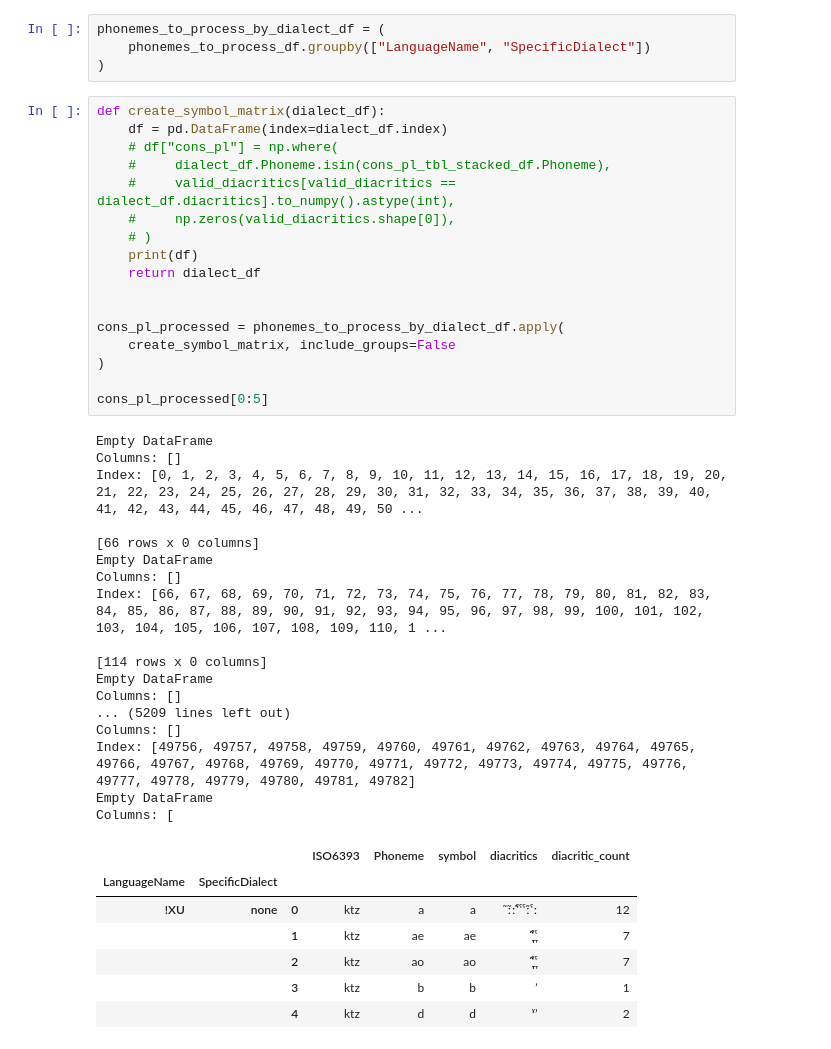
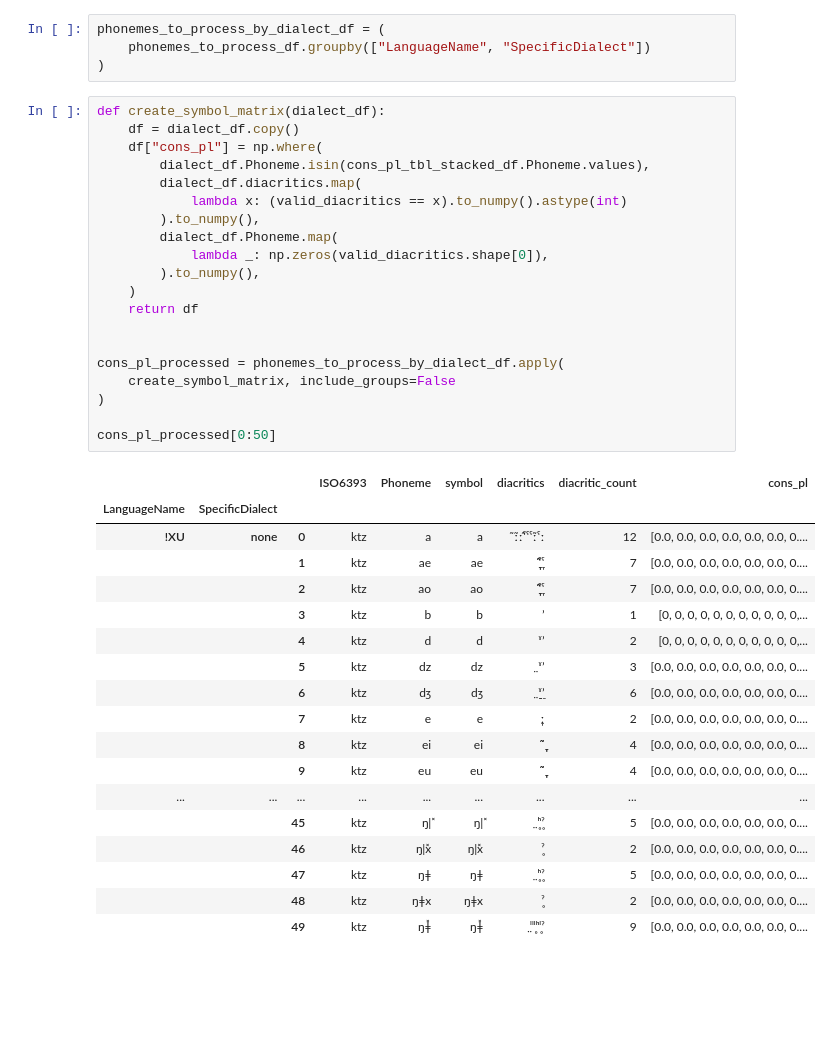
Before and after one commit to Pappa/conlanger, a Jupyter notebook: notebooks/prepare_phoible_data_copy copy.ipynb, the cells around one changed output. Cells and saved outputs as stored; diff of their text form; blank space fills up the shorter version.

```diff
--- a/notebooks/prepare_phoible_data_copy copy.ipynb
+++ b/notebooks/prepare_phoible_data_copy copy.ipynb
@@ -335,43 +335,40 @@ phonemes_to_process_by_dialect_df = (
 )
 # %%
 def create_symbol_matrix(dialect_df):
-    df = pd.DataFrame(index=dialect_df.index)
-    # df["cons_pl"] = np.where(
-    #     dialect_df.Phoneme.isin(cons_pl_tbl_stacked_df.Phoneme),
-    #     valid_diacritics[valid_diacritics == dialect_df.diacritics].to_numpy().astype(int),
-    #     np.zeros(valid_diacritics.shape[0]),
-    # )
-    print(df)
-    return dialect_df
+    df = dialect_df.copy()
+    df["cons_pl"] = np.where(
+        dialect_df.Phoneme.isin(cons_pl_tbl_stacked_df.Phoneme.values),
+        dialect_df.diacritics.map(
+            lambda x: (valid_diacritics == x).to_numpy().astype(int)
+        ).to_numpy(),
+        dialect_df.Phoneme.map(
+            lambda _: np.zeros(valid_diacritics.shape[0]),
+        ).to_numpy(),
+    )
+    return df
 
 
 cons_pl_processed = phonemes_to_process_by_dialect_df.apply(
     create_symbol_matrix, include_groups=False
 )
 
-cons_pl_processed[0:5]
+cons_pl_processed[0:50]
 # %% [output]
-Empty DataFrame
-Columns: []
-Index: [0, 1, 2, 3, 4, 5, 6, 7, 8, 9, 10, 11, 12, 13, 14, 15, 16, 17, 18, 19, 20, 21, 22, 23, 24, 25, 26, 27, 28, 29, 30, 31, 32, 33, 34, 35, 36, 37, 38, 39, 40, 41, 42, 43, 44, 45, 46, 47, 48, 49, 50 ...
-
-[66 rows x 0 columns]
-Empty DataFrame
-Columns: []
-Index: [66, 67, 68, 69, 70, 71, 72, 73, 74, 75, 76, 77, 78, 79, 80, 81, 82, 83, 84, 85, 86, 87, 88, 89, 90, 91, 92, 93, 94, 95, 96, 97, 98, 99, 100, 101, 102, 103, 104, 105, 106, 107, 108, 109, 110, 1 ...
-
-[114 rows x 0 columns]
-Empty DataFrame
-Columns: []
-... (5209 lines left out)
-Columns: []
-Index: [49756, 49757, 49758, 49759, 49760, 49761, 49762, 49763, 49764, 49765, 49766, 49767, 49768, 49769, 49770, 49771, 49772, 49773, 49774, 49775, 49776, 49777, 49778, 49779, 49780, 49781, 49782]
-Empty DataFrame
-Columns: [
-|  |  |  | ISO6393 | Phoneme | symbol | diacritics | diacritic_count |
-| LanguageName | SpecificDialect |  |  |  |  |  |  |
-| !XU | none | 0 | ktz | a | a | ̃ː̃ːˤ̃ˤˤː̃ˤː | 12 |
-|  |  | 1 | ktz | ae | ae | ̞̞ˤ̞̃̃ˤ | 7 |
-|  |  | 2 | ktz | ao | ao | ̞̞ˤ̞̃̃ˤ | 7 |
-|  |  | 3 | ktz | b | b | ʼ | 1 |
-|  |  | 4 | ktz | d | d | ˠʼ | 2 |
+|  |  |  | ISO6393 | Phoneme | symbol | diacritics | diacritic_count | cons_pl |
+| LanguageName | SpecificDialect |  |  |  |  |  |  |  |
+| !XU | none | 0 | ktz | a | a | ̃ː̃ːˤ̃ˤˤː̃ˤː | 12 | [0.0, 0.0, 0.0, 0.0, 0.0, 0.0, 0.... |
+|  |  | 1 | ktz | ae | ae | ̞̞ˤ̞̃̃ˤ | 7 | [0.0, 0.0, 0.0, 0.0, 0.0, 0.0, 0.... |
+|  |  | 2 | ktz | ao | ao | ̞̞ˤ̞̃̃ˤ | 7 | [0.0, 0.0, 0.0, 0.0, 0.0, 0.0, 0.... |
+|  |  | 3 | ktz | b | b | ʼ | 1 | [0, 0, 0, 0, 0, 0, 0, 0, 0, 0, 0,... |
+|  |  | 4 | ktz | d | d | ˠʼ | 2 | [0, 0, 0, 0, 0, 0, 0, 0, 0, 0, 0,... |
+|  |  | 5 | ktz | dz | dz | ̤ˠʼ | 3 | [0.0, 0.0, 0.0, 0.0, 0.0, 0.0, 0.... |
+|  |  | 6 | ktz | dʒ | dʒ | ̠̤̠ˠ̠ʼ | 6 | [0.0, 0.0, 0.0, 0.0, 0.0, 0.0, 0.... |
+|  |  | 7 | ktz | e | e | ̞ː | 2 | [0.0, 0.0, 0.0, 0.0, 0.0, 0.0, 0.... |
+|  |  | 8 | ktz | ei | ei | ̞̞̃̃ | 4 | [0.0, 0.0, 0.0, 0.0, 0.0, 0.0, 0.... |
+|  |  | 9 | ktz | eu | eu | ̞̞̃̃ | 4 | [0.0, 0.0, 0.0, 0.0, 0.0, 0.0, 0.... |
+| ... | ... | ... | ... | ... | ... | ... | ... | ... |
+|  |  | 45 | ktz | ŋǀ͓ | ŋǀ͓ | ̤̥ʰ̥ˀ | 5 | [0.0, 0.0, 0.0, 0.0, 0.0, 0.0, 0.... |
+|  |  | 46 | ktz | ŋǀ͓x | ŋǀ͓x | ̥ˀ | 2 | [0.0, 0.0, 0.0, 0.0, 0.0, 0.0, 0.... |
+|  |  | 47 | ktz | ŋǂ | ŋǂ | ̤̥ʰ̥ˀ | 5 | [0.0, 0.0, 0.0, 0.0, 0.0, 0.0, 0.... |
+|  |  | 48 | ktz | ŋǂx | ŋǂx | ̥ˀ | 2 | [0.0, 0.0, 0.0, 0.0, 0.0, 0.0, 0.... |
+|  |  | 49 | ktz | ŋǂ͓ | ŋǂ͓ | ˡ̤ˡ̥ˡʰ̥ˡˀ | 9 | [0.0, 0.0, 0.0, 0.0, 0.0, 0.0, 0.... |
```
